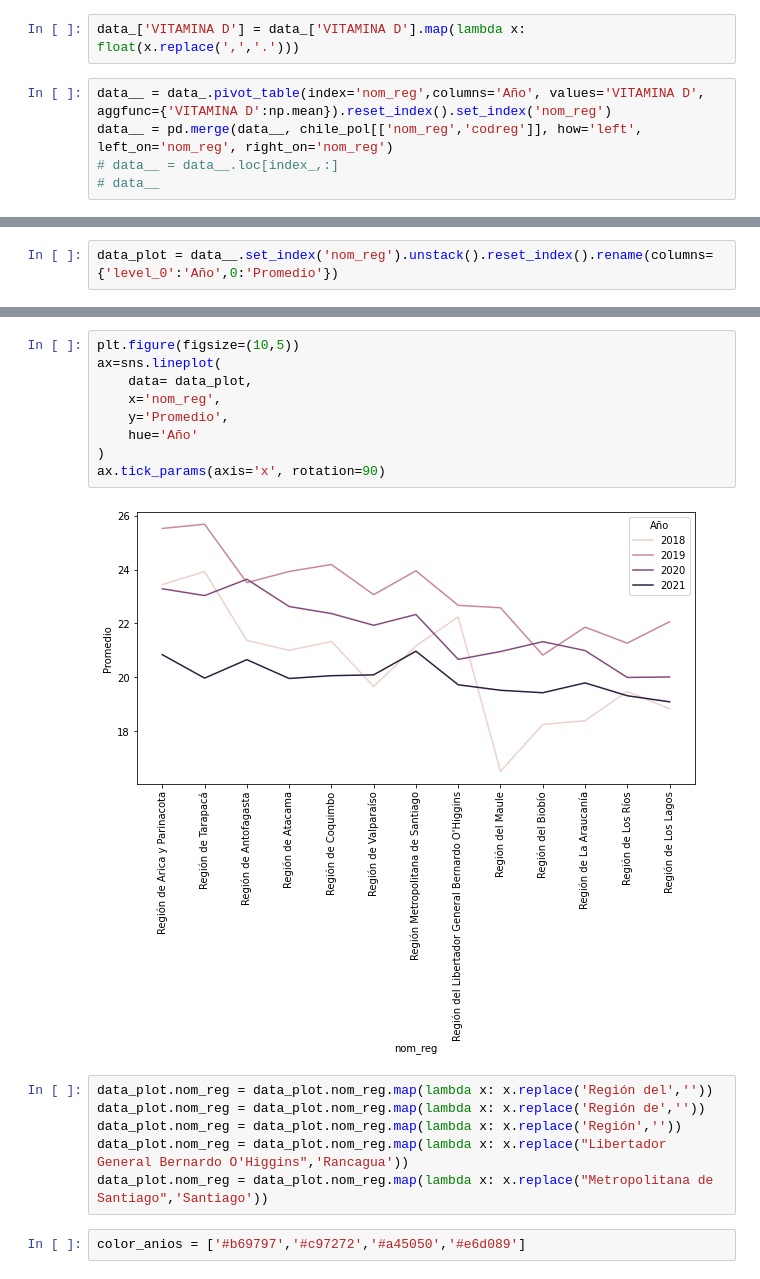
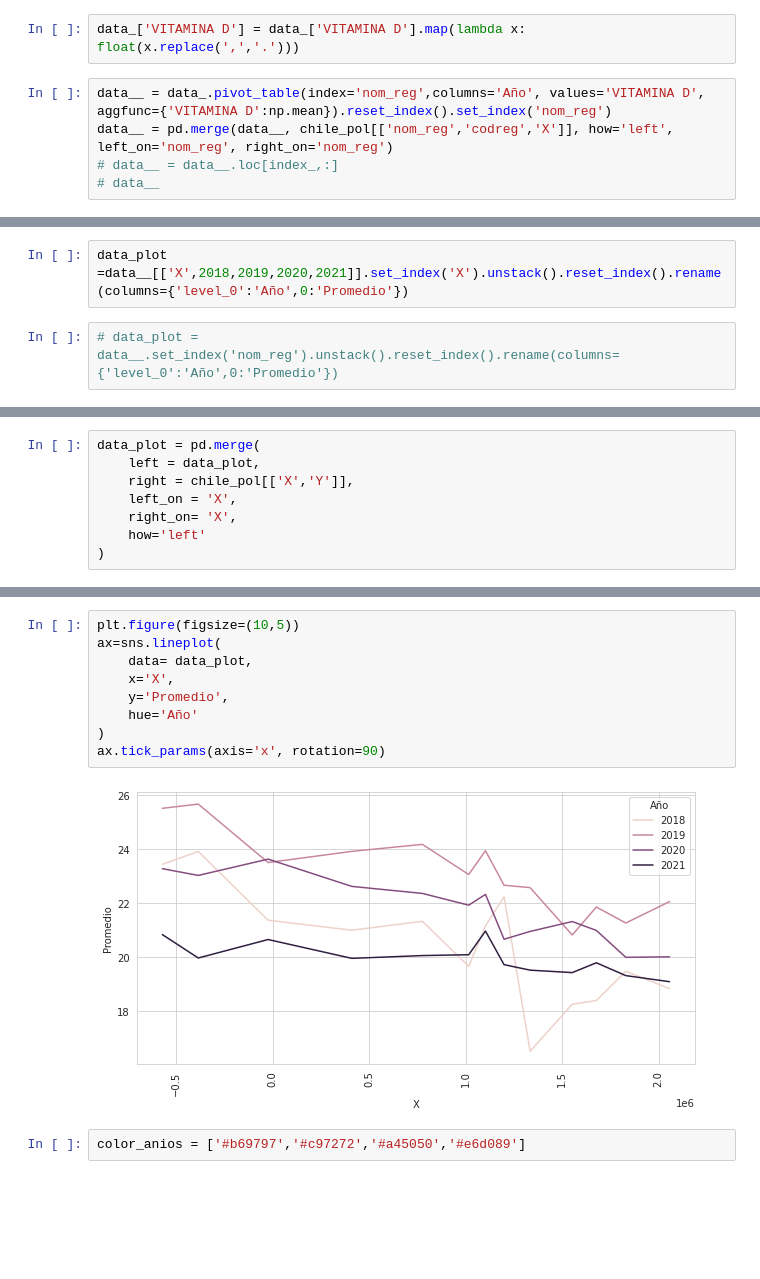
Before and after one commit to wilderhp/VitaminaD, a Jupyter notebook: notebook/tendencia.ipynb, the cells around one changed output, grey strips where cells are left out. Cells and saved outputs as stored; diff of their text form; blank space fills up the shorter version.

```diff
--- a/notebook/tendencia.ipynb
+++ b/notebook/tendencia.ipynb
@@ -125,7 +108,7 @@ index_
 data_['VITAMINA D'] = data_['VITAMINA D'].map(lambda x: float(x.replace(',','.')))
 # %%
 data__ = data_.pivot_table(index='nom_reg',columns='Año', values='VITAMINA D', aggfunc={'VITAMINA D':np.mean}).reset_index().set_index('nom_reg')
-data__ = pd.merge(data__, chile_pol[['nom_reg','codreg']], how='left', left_on='nom_reg', right_on='nom_reg')
+data__ = pd.merge(data__, chile_pol[['nom_reg','codreg','X']], how='left', left_on='nom_reg', right_on='nom_reg')
 # data__ = data__.loc[index_,:]
 # data__
 # %%
@@ -159,2 +161,4 @@ dtype: float64
+# %%
+data_plot =data__[['X',2018,2019,2020,2021]].set_index('X').unstack().reset_index().rename(columns={'level_0':'Año',0:'Promedio'})
 # %%
-data_plot = data__.set_index('nom_reg').unstack().reset_index().rename(columns={'level_0':'Año',0:'Promedio'})
+# data_plot = data__.set_index('nom_reg').unstack().reset_index().rename(columns={'level_0':'Año',0:'Promedio'})
@@ -161,3 +167,11 @@ data_plot = data__.set_index('nom_reg').unstack().reset_index().rename(columns={
+# %%
+data_plot = pd.merge(
+    left = data_plot,
+    right = chile_pol[['X','Y']],
+    left_on = 'X',
+    right_on= 'X',
+    how='left'
+)
 # %%
 data_plot
 # %% [output]
@@ -181,19 +195,13 @@ data_plot
 # %%
 plt.figure(figsize=(10,5))
 ax=sns.lineplot(
     data= data_plot,
-    x='nom_reg',
+    x='X',
     y='Promedio',
     hue='Año'
 )
 ax.tick_params(axis='x', rotation=90)
 # %% [output]
-[figure, old version]
+[figure, new version]
-# %%
-data_plot.nom_reg = data_plot.nom_reg.map(lambda x: x.replace('Región del',''))
-data_plot.nom_reg = data_plot.nom_reg.map(lambda x: x.replace('Región de',''))
-data_plot.nom_reg = data_plot.nom_reg.map(lambda x: x.replace('Región',''))
-data_plot.nom_reg = data_plot.nom_reg.map(lambda x: x.replace("Libertador General Bernardo O'Higgins",'Rancagua'))
-data_plot.nom_reg = data_plot.nom_reg.map(lambda x: x.replace("Metropolitana de Santiago",'Santiago'))
 # %%
 color_anios = ['#b69797','#c97272','#a45050','#e6d089']
```
Also changed, not shown: parts of 25 cells of this notebook.
